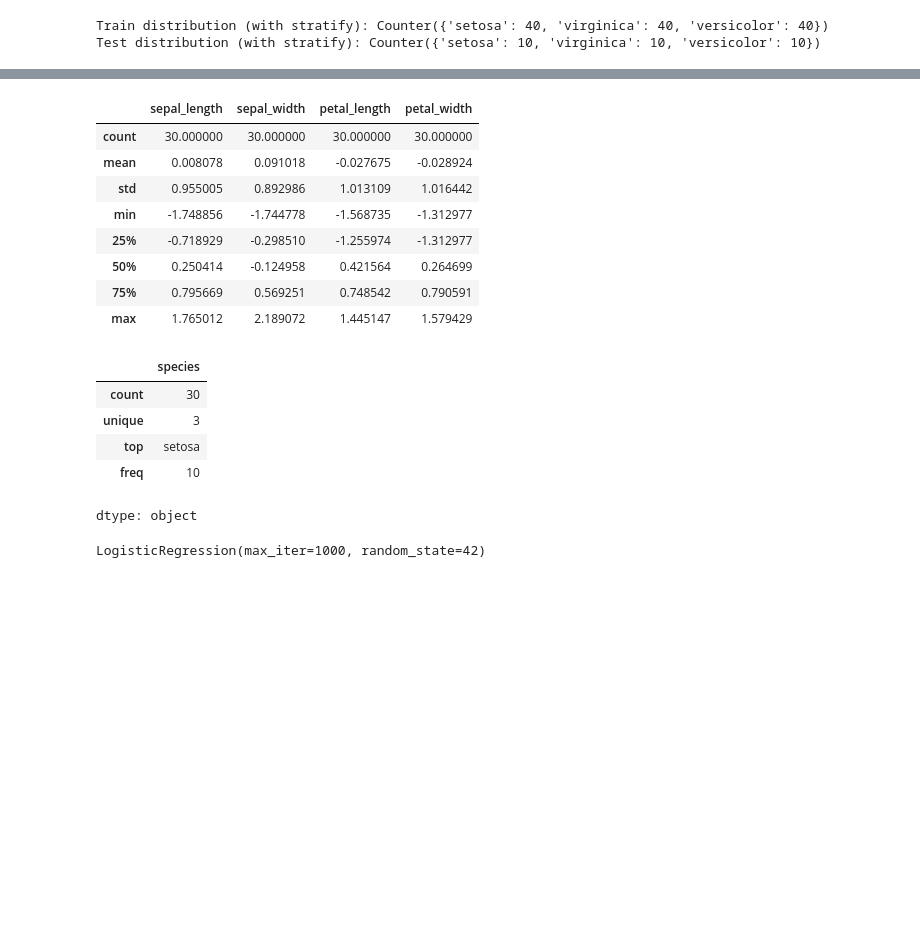
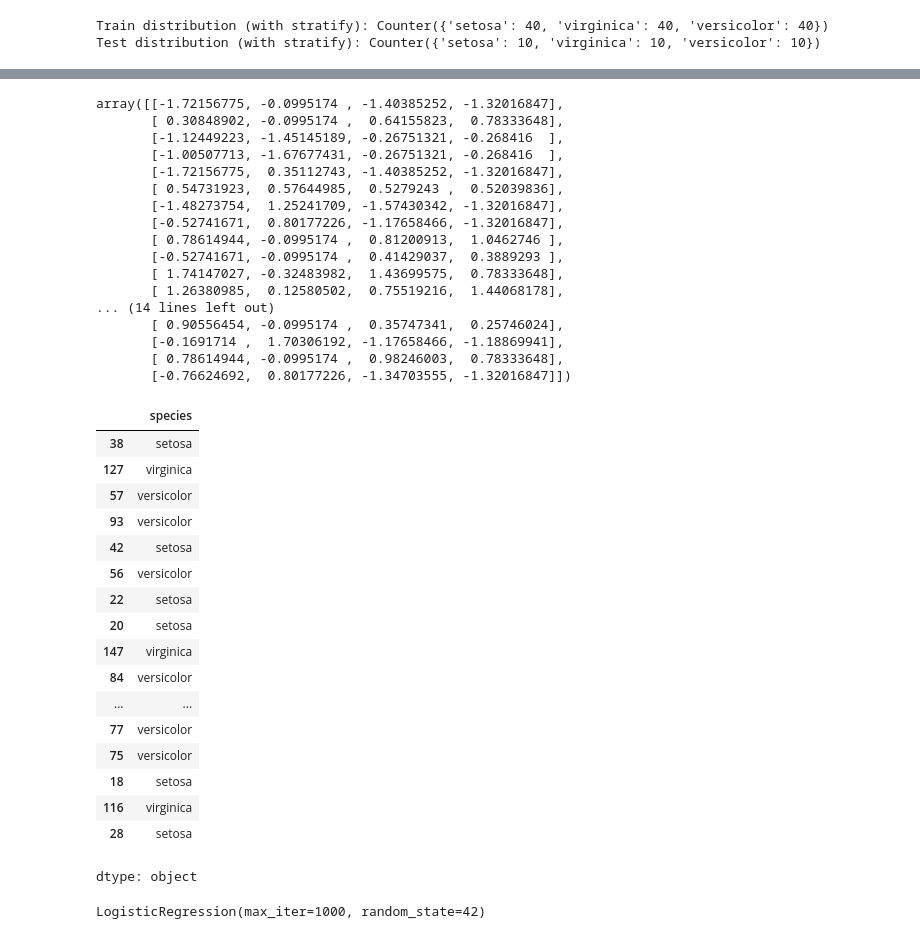
Before and after one commit to lovnishverma/iris-demo, a Jupyter notebook: iris_India_AI.ipynb, the cells around one changed output, grey strips where cells are left out. Drawn from its saved outputs; the diff is of its cells as text; code cells hidden in the pictures; blank space fills up the shorter version.

```diff
--- a/iris_India_AI.ipynb
+++ b/iris_India_AI.ipynb
@@ -30,12 +30,3 @@ df['species'].value_counts()
 | versicolor | 50 |
 | virginica | 50 |
 dtype: int64
-# %%
-from sklearn.preprocessing import StandardScaler
-
-scaler = StandardScaler()
-
-df[['sepal_length',	'sepal_width',	'petal_length', 'petal_width']] = scaler.fit_transform(df[['sepal_length',	'sepal_width',	'petal_length', 'petal_width']])
-
-
-df.head(10)
@@ -171,24 +189,44 @@ y_train.describe()
 dtype: object
 # %%
-X_test.describe()
+X_test
 # %% [output]
-|  | sepal_length | sepal_width | petal_length | petal_width |
-| count | 30.000000 | 30.000000 | 30.000000 | 30.000000 |
-| mean | 0.008078 | 0.091018 | -0.027675 | -0.028924 |
-| std | 0.955005 | 0.892986 | 1.013109 | 1.016442 |
-| min | -1.748856 | -1.744778 | -1.568735 | -1.312977 |
-| 25% | -0.718929 | -0.298510 | -1.255974 | -1.312977 |
-| 50% | 0.250414 | -0.124958 | 0.421564 | 0.264699 |
-| 75% | 0.795669 | 0.569251 | 0.748542 | 0.790591 |
-| max | 1.765012 | 2.189072 | 1.445147 | 1.579429 |
+array([[-1.72156775, -0.0995174 , -1.40385252, -1.32016847],
+       [ 0.30848902, -0.0995174 ,  0.64155823,  0.78333648],
+       [-1.12449223, -1.45145189, -0.26751321, -0.268416  ],
+       [-1.00507713, -1.67677431, -0.26751321, -0.268416  ],
+       [-1.72156775,  0.35112743, -1.40385252, -1.32016847],
+       [ 0.54731923,  0.57644985,  0.5279243 ,  0.52039836],
+       [-1.48273754,  1.25241709, -1.57430342, -1.32016847],
+       [-0.52741671,  0.80177226, -1.17658466, -1.32016847],
+       [ 0.78614944, -0.0995174 ,  0.81200913,  1.0462746 ],
+       [-0.52741671, -0.0995174 ,  0.41429037,  0.3889293 ],
+       [ 1.74147027, -0.32483982,  1.43699575,  0.78333648],
+       [ 1.26380985,  0.12580502,  0.75519216,  1.44068178],
+... (14 lines left out)
+       [ 0.90556454, -0.0995174 ,  0.35747341,  0.25746024],
+       [-0.1691714 ,  1.70306192, -1.17658466, -1.18869941],
+       [ 0.78614944, -0.0995174 ,  0.98246003,  0.78333648],
+       [-0.76624692,  0.80177226, -1.34703555, -1.32016847]])
 # %%
-y_test.describe()
+y_test
 # %% [output]
 |  | species |
-| count | 30 |
-| unique | 3 |
-| top | setosa |
-| freq | 10 |
+| 38 | setosa |
+| 127 | virginica |
+| 57 | versicolor |
+| 93 | versicolor |
+| 42 | setosa |
+| 56 | versicolor |
+| 22 | setosa |
+| 20 | setosa |
+| 147 | virginica |
+| 84 | versicolor |
+| ... | ... |
+| 77 | versicolor |
+| 75 | versicolor |
+| 18 | setosa |
+| 116 | virginica |
+| 28 | setosa |
 dtype: object
 # %%
 from sklearn.linear_model import LogisticRegression
```
Also changed, not shown: parts of 13 cells of this notebook.
